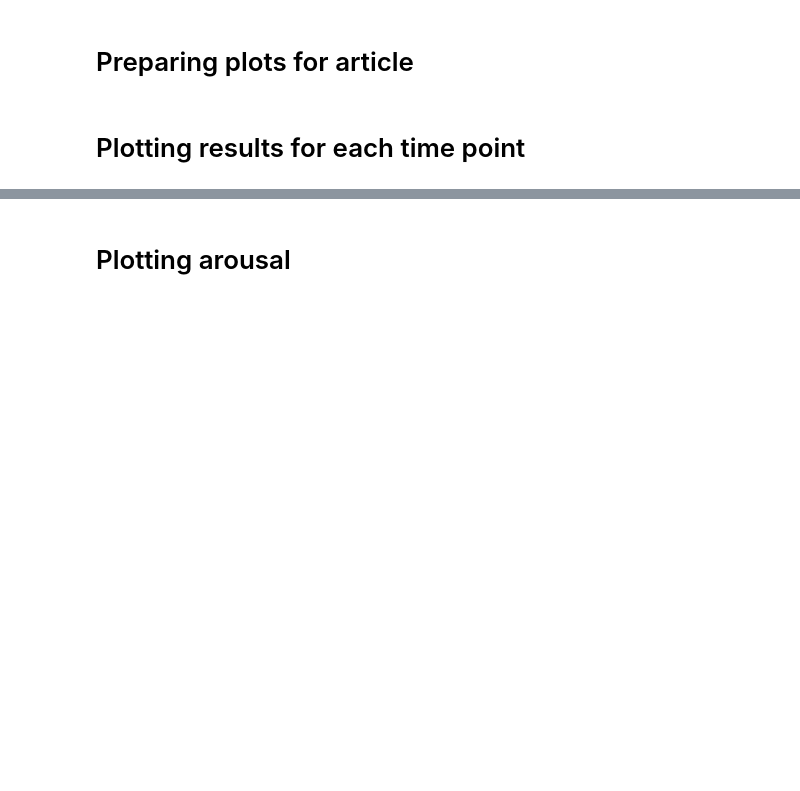
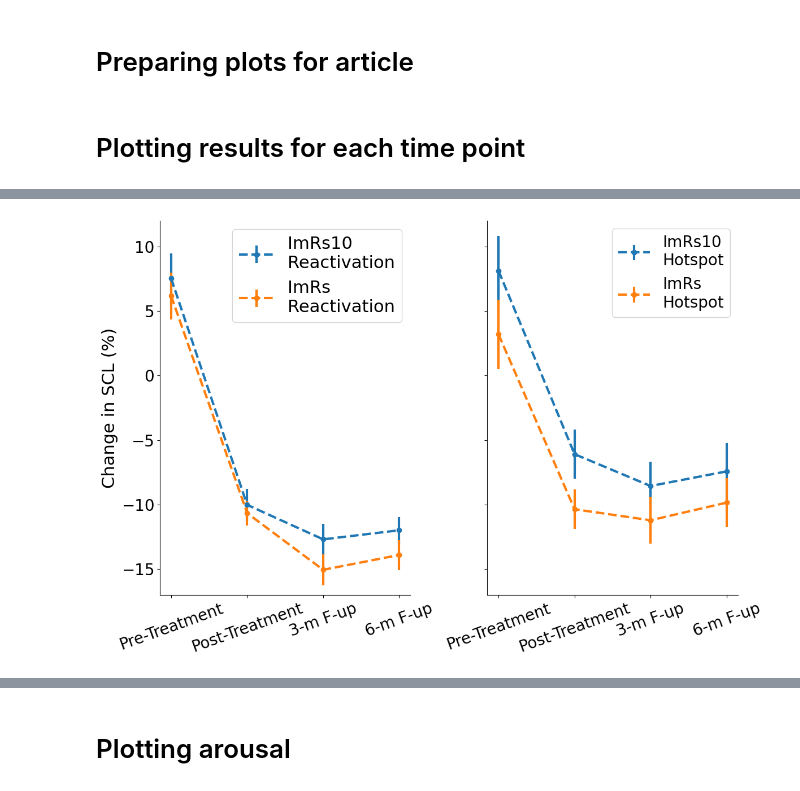
Before and after one commit to stakar/plotSCL, a Jupyter notebook: plotting-rating_diff_scenario.ipynb, the cells around one changed output, grey strips where cells are left out. Cells and saved outputs as stored; diff of their text form; code cells hidden in the pictures; blank space fills up the shorter version.

```diff
--- a/plotting-rating_diff_scenario.ipynb
+++ b/plotting-rating_diff_scenario.ipynb
@@ -181 +235,75 @@ plt.savefig(f'{title}.png')
 [figure]
+# %%
+# Prepare all parameters
+
+pd.options.mode.chained_assignment = None
+ylab = 'Change in SCL (%)'
+post_time_point= '1678' # przyjmuje albo 6,7 albo 67, wtedy trzeba wklepać odpowiednie nazwy kolumn pod spodem
+colnames = ['Pre-intervention','Post-intervention','3 month\nFollow Up','6 month\nFollow Up']
+
+X = np.arange(4)
+
+#Plot subplots
+fig, ax = plt.subplots(2,1,figsize=[12,8])
+
+#Prepare Dataset
+part_suspence='suspence'
+tmp = result.loc[group,result.columns.str.contains(fr'SCL_TP[1,6,7,8]_{cond}_{part_suspence}|SCL_TP[{post_time_point}][3]_{cond}_{part_suspence}')]
+tmp.columns = colnames
+
+#actual plot
+ax1 = plt.subplot(121)
+ax1.errorbar(X, tmp.loc[group2,:].mean(numeric_only=True), yerr=get_sterror(tmp.loc[group2,:],group2),
+             fmt='--o',label='ImRs10\nReactivation',linewidth=3)
+ax1.errorbar(X, tmp.loc[group1,:].mean(numeric_only=True), yerr=get_sterror(tmp.loc[group1,:],group1),
+             fmt='--o',label='ImRs\nReactivation',linewidth=3)
+
+
+#Additional features of plot
+plt.xticks(X, ['Pre-Treatment','Post-Treatment','3-m F-up','6-m F-up'],
+           fontsize=20,
+           rotation=20)
+plt.ylim([-17,12])
+plt.ylabel(ylab,fontsize=22)
+plt.legend(loc='upper right',fontsize=22)
+plt.yticks(fontsize=20)
+plt.gca().spines['right'].set_visible(False)
+plt.gca().spines['top'].set_visible(False)
+
+#Prepare Dataset
+part_suspence='P4'
+tmp = result.loc[group,result.columns.str.contains(fr'SCL_TP1_{cond}_{part_suspence}|SCL_TP[{post_time_point}][3]_{cond}_{part_suspence}')]
+tmp.columns = colnames
+
+
+
+#actual plot
+ax2 = plt.subplot(122,sharey=ax1)
+plt.tick_params('y',labelleft=False)
+# plt.plot(tmp.loc[group1,:].mean(),label='ImRs')
+
+# plt.plot(tmp.loc[group2,:].mean(),label='ImRs10')
+ax2.errorbar(X, tmp.loc[group2,:].mean(numeric_only=True), yerr=get_sterror(tmp.loc[group2,:],group2),
+             fmt='--o',
+             label='ImRs10\nHotspot',
+            linewidth=3)
+ax2.errorbar(X, tmp.loc[group1,:].mean(numeric_only=True),
+             yerr=get_sterror(tmp.loc[group1,:],group1), fmt='--o',label='ImRs\nHotspot',linewidth=3)
+
+#Additional features of plot
+plt.xticks(X, ['Pre-Treatment','Post-Treatment','3-m F-up','6-m F-up'],
+           fontsize=20,
+           rotation=20)
+plt.ylim([-17,12])
+plt.gca().spines['right'].set_visible(False)
+plt.gca().spines['top'].set_visible(False)
+
+
+
+plt.legend(loc='upper right',fontsize=20)
+
+
+plt.tight_layout()
+plt.savefig('Reactivation_hotspot_CritT.png')
+# %% [output]
+[figure, added]
```
Also changed, not shown: parts of 12 cells of this notebook.
